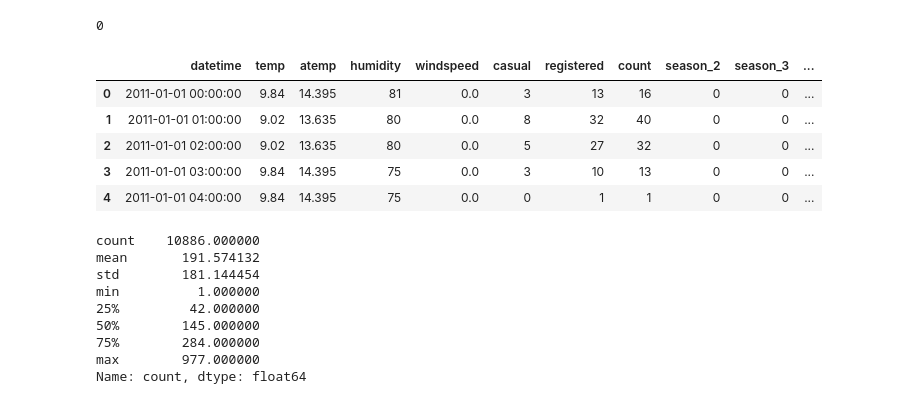
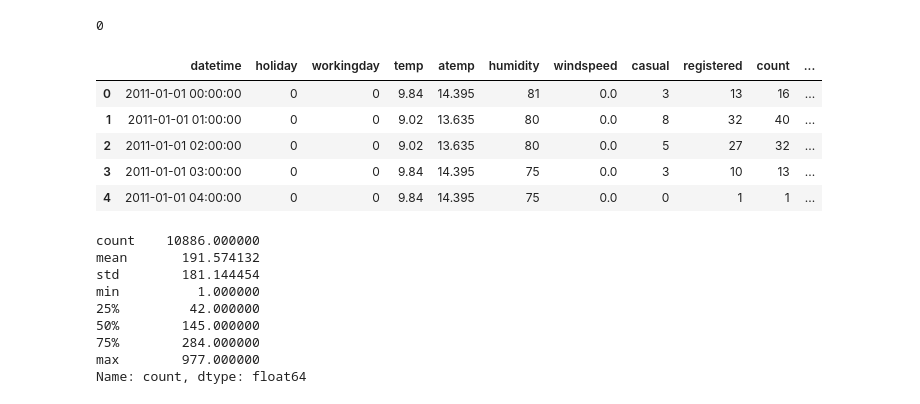
Before and after one commit to ahmedSakka/Bike-Sharing-Demand-Prediction, a Jupyter notebook: BikeSharingDemandsPrediction.ipynb, the cells around one changed output. Drawn from its saved outputs; the diff is of its cells as text; code cells hidden in the pictures.

```diff
--- a/BikeSharingDemandsPrediction.ipynb
+++ b/BikeSharingDemandsPrediction.ipynb
@@ -38,15 +39,15 @@ duplicate_values
 0
 # %%
 # Encoding the categorical variables
-df_encoded = pd.get_dummies(df, columns = ['season', 'holiday', 'workingday', 'weather'], drop_first=True)
+df_encoded = pd.get_dummies(df, columns = ['season', 'weather'], drop_first=True)
 df_encoded.head()
 # %% [output]
-|  | datetime | temp | atemp | humidity | windspeed | casual | registered | count | season_2 | season_3 | ... |
-| 0 | 2011-01-01 00:00:00 | 9.84 | 14.395 | 81 | 0.0 | 3 | 13 | 16 | 0 | 0 | ... |
-| 1 | 2011-01-01 01:00:00 | 9.02 | 13.635 | 80 | 0.0 | 8 | 32 | 40 | 0 | 0 | ... |
-| 2 | 2011-01-01 02:00:00 | 9.02 | 13.635 | 80 | 0.0 | 5 | 27 | 32 | 0 | 0 | ... |
-| 3 | 2011-01-01 03:00:00 | 9.84 | 14.395 | 75 | 0.0 | 3 | 10 | 13 | 0 | 0 | ... |
-| 4 | 2011-01-01 04:00:00 | 9.84 | 14.395 | 75 | 0.0 | 0 | 1 | 1 | 0 | 0 | ... |
+|  | datetime | holiday | workingday | temp | atemp | humidity | windspeed | casual | registered | count | ... |
+| 0 | 2011-01-01 00:00:00 | 0 | 0 | 9.84 | 14.395 | 81 | 0.0 | 3 | 13 | 16 | ... |
+| 1 | 2011-01-01 01:00:00 | 0 | 0 | 9.02 | 13.635 | 80 | 0.0 | 8 | 32 | 40 | ... |
+| 2 | 2011-01-01 02:00:00 | 0 | 0 | 9.02 | 13.635 | 80 | 0.0 | 5 | 27 | 32 | ... |
+| 3 | 2011-01-01 03:00:00 | 0 | 0 | 9.84 | 14.395 | 75 | 0.0 | 3 | 10 | 13 | ... |
+| 4 | 2011-01-01 04:00:00 | 0 | 0 | 9.84 | 14.395 | 75 | 0.0 | 0 | 1 | 1 | ... |
 # %%
 # Summary statistics
 df['count'].describe()
```
Also changed, not shown: parts of 4 cells of this notebook.
